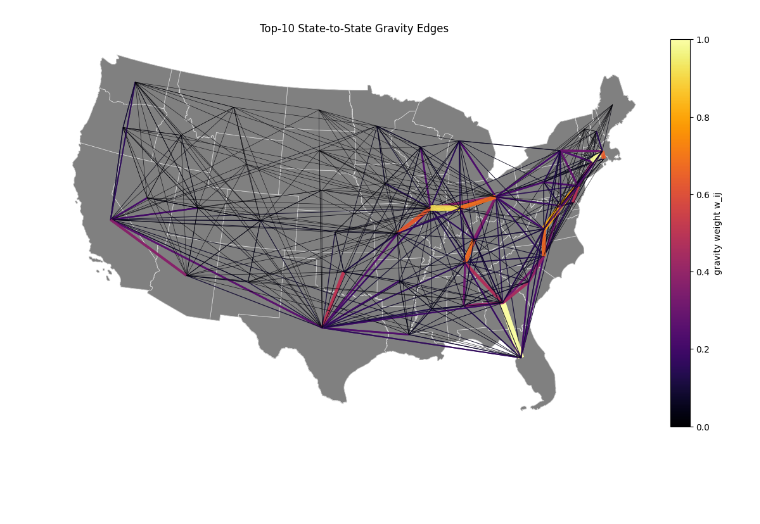
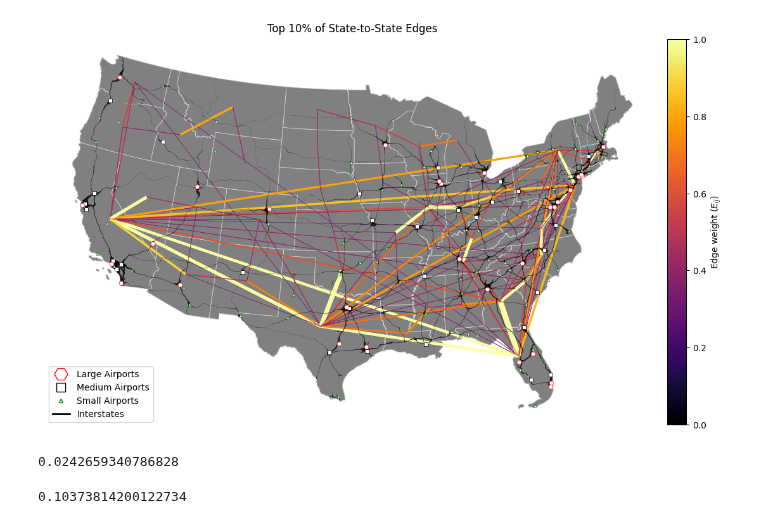
Before and after one commit to roomtempfusion/STAT-461-Group-Project, a Jupyter notebook: data analysis/plotting.ipynb, the cells around one changed output. Drawn from its saved outputs; the diff is of its cells as text; code cells hidden in the pictures; blank space fills up the shorter version.

Commit message:
Completed model + metrics + plots

```diff
--- a/data analysis/plotting.ipynb
+++ b/data analysis/plotting.ipynb
@@ -53,0 +105,6 @@ W
+# %%
+all_highways = gpd.read_file('../raw data/state level data/NHS/National_Highway_System_(NHS).shp').to_crs(5070)
+# %%
+interstates = all_highways[all_highways.SIGNT1 == 'I']
+interstates.STFIPS = interstates.STFIPS.astype(int).astype(str).str.zfill(2)
+interstates = interstates[~interstates.STFIPS.isin(['02', '15', '72'])]
@@ -53,0 +127,12 @@ W
+# %%
+airports = pd.read_excel('../raw data/state level data/all-airport-data.xlsx')
+# %%
+airports['NPIAS Hub'].value_counts()
+airports = airports.merge(states[['STUSPS', 'STATEFP']], how='inner', left_on='State Id', right_on='STUSPS')
+airports = airports[['Loc Id', 'STATEFP', 'NPIAS Hub', 'ARP Latitude DD', 'ARP Longitude DD']]
+airports['geometry'] = airports.apply(lambda row: Point(row['ARP Longitude DD'], row['ARP Latitude DD']), axis=1)
+geo_airports = gpd.GeoDataFrame(airports, geometry='geometry', crs=4326).to_crs(states.crs)
+large = geo_airports[geo_airports['NPIAS Hub'] == 'Large']
+medium = geo_airports[geo_airports['NPIAS Hub'] == 'Medium']
+small = geo_airports[geo_airports['NPIAS Hub'] == 'Small']
+relevant_airports = geo_airports[geo_airports['NPIAS Hub'].isin(['Large', 'Medium', 'Small'])]
@@ -65,37 +163,66 @@ pts = list(anchors.centroid)
 for i in range(len(ids)):
     # get top-K j (exclude self, nonpositive)
     wrow = W_np[i, :].copy()
-    js = np.argsort(wrow)[::-1][:K]
+    js = np.argsort(wrow)[::-1]
     for j in js:
         if wrow[j] <= 0:
             continue
         rows.append({
             "i": ids[i], "j": ids[j],
             "w": float(wrow[j]),
             "geometry": LineString([(pts[i].x, pts[i].y), (pts[j].x, pts[j].y)])
         })
 
 edges_df = gpd.GeoDataFrame(rows, geometry="geometry", crs=states.crs)
 
+edges_df_trunc = edges_df[edges_df.w >= 0.3168825789038987]
+
 # 2) Map weights to color/linewidth
-vals = edges_df["w"].to_numpy()
+vals = edges_df_trunc["w"].to_numpy()
 colors = plt.cm.inferno(vals)
 lw = 0.4 + 3.0 * (vals - np.percentile(vals, 5)) / (np.percentile(vals, 95) - np.percentile(vals, 5))
 
 # 3) Plot
 fig, ax = plt.subplots(figsize=(11, 8))
-states.boundary.plot(ax=ax, linewidth=0.6, color="lightgray", facecolor='gray')
-edges_df.plot(ax=ax, color=colors, linewidth=lw, alpha=0.9)
+states.boundary.plot(ax=ax, linewidth=0.6, facecolor='grey', edgecolor='lightgray')
+edges_df_trunc.plot(ax=ax, color=colors, linewidth=lw, alpha=0.9)
 anchors.plot(ax=ax, markersize=25, color="black")
+interstates.plot(ax=ax, color='black', linewidth=interstates.AADT / np.quantile(interstates.AADT, 0.75))
+large.plot(ax=ax, facecolor='white', edgecolor='red', linewidth=0.5, zorder=3, marker='H', markersize=30)
+medium.plot(ax=ax, facecolor='white', edgecolor='black', linewidth=0.5, zorder=2, marker='s', markersize=20)
+small.plot(ax=ax, facecolor='white', edgecolor='green', linewidth=0.5, zorder=2, marker='^', markersize=10)
 
 sm = ScalarMappable(cmap="inferno")
 sm.set_array([])
 cbar = plt.colorbar(sm, ax=ax, fraction=0.03, pad=0.01)
-cbar.set_label("gravity weight w_ij")
+cbar.set_label("Edge weight ($E_{ij}$)")
+
+handles = [
+    mlines.Line2D([], [], color='red', marker='H', markersize=15,
+                  markerfacecolor='white', linestyle='None',
+                  label='Large Airports'),
+    mlines.Line2D([], [], color='black', marker='s', markersize=10,
+                  markerfacecolor='white', linestyle='None',
+                  label='Medium Airports'),
+    mlines.Line2D([], [], color='green', marker='^', markersize=5,
+                  markerfacecolor='white', linestyle='None',
+                  label='Small Airports'),
+    mlines.Line2D([], [], color='black', linewidth=2,
+                  label='Interstates'),
+]
+plt.legend(handles=handles, loc='lower left')
 
 ax.set_axis_off()
-ax.set_title(f"Top-{K} State-to-State Gravity Edges")
+ax.set_title(f"Top 10% of State-to-State Edges")
 plt.tight_layout()
 plt.show()
 # %% [output]
-[figure, old version]
+[figure, new version]
+# %%
+np.quantile(edges_df.w, 0.5)
+# %% [output]
+0.0242659340786828
+# %%
+edges_df.w.mean()
+# %% [output]
+0.10373814200122734
```
Also changed, not shown: parts of 14 cells of this notebook, 7 other files.
